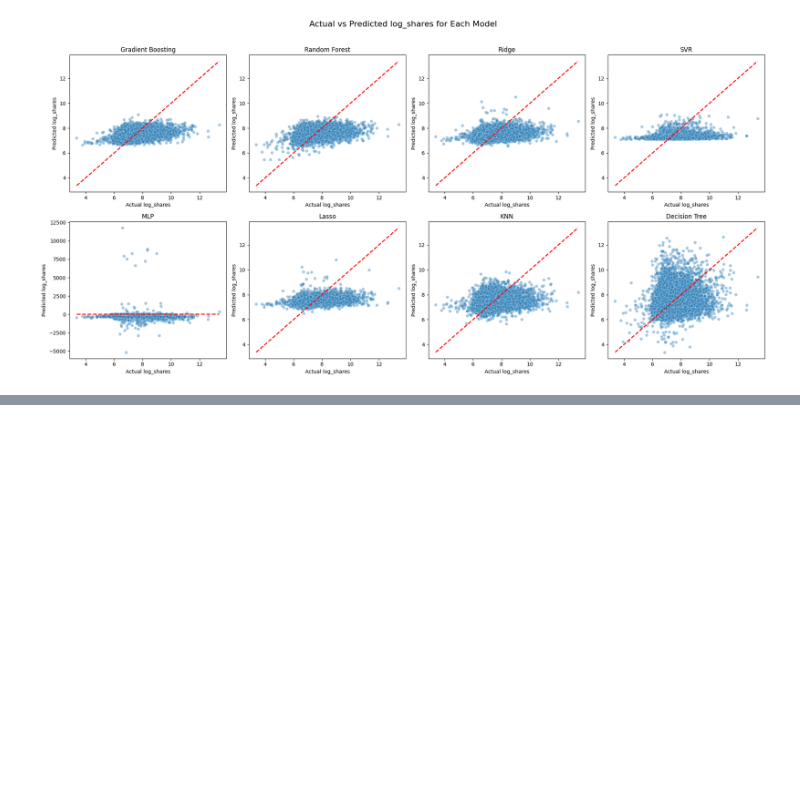
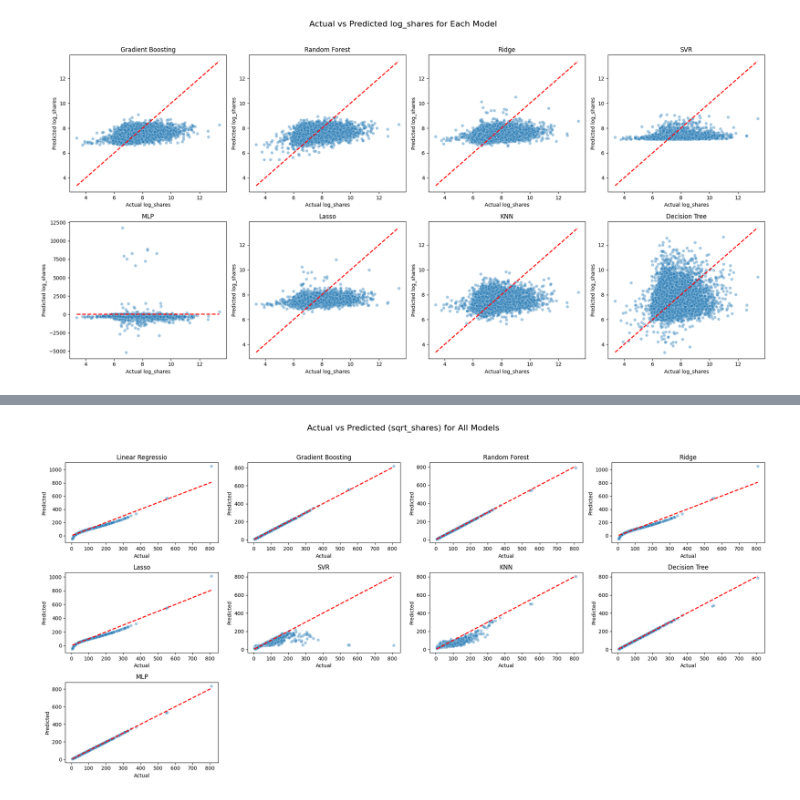
Before and after one commit to Dajinder/Online_news_popularity, a Jupyter notebook: ML_PR_Projeject_1.ipynb, the cells around one changed output, grey strips where cells are left out. Drawn from its saved outputs; the diff is of its cells as text; code cells hidden in the pictures; blank space fills up the shorter version.

```diff
--- a/ML_PR_Projeject_1.ipynb
+++ b/ML_PR_Projeject_1.ipynb
@@ -350,0 +410,67 @@ plt.show()
+# %%
+# 1. Target: Choose either 'log_shares' or 'sqrt_shares'
+TARGET = 'sqrt_shares'
+
+# 2. Split Features and Target
+X = df_cleaned.drop(columns=[TARGET])
+y = df_cleaned[TARGET]
+
+# 3. Train-test split
+X_train, X_test, y_train, y_test = train_test_split(X, y, test_size=0.2, random_state=42)
+
+# 4. Feature scaling
+scaler = StandardScaler()
+X_train_scaled = scaler.fit_transform(X_train)
+X_test_scaled = scaler.transform(X_test)
+
+# 5. Define models
+models = {
+    'Linear Regressio': LinearRegression(),
+    'Gradient Boosting': GradientBoostingRegressor(),
+    'Random Forest': RandomForestRegressor(),
+    'Ridge': Ridge(),
+    'Lasso': Lasso(),
+    'SVR': SVR(),
+    'KNN': KNeighborsRegressor(),
+    'Decision Tree': DecisionTreeRegressor(),
+    'MLP': MLPRegressor(max_iter=1000)
+}
+
+results_sqrt = {}
+
+# 6. Train and predict
+predictions = {}
+for name, model in models.items():
+    model.fit(X_train_scaled, y_train)
+    y_pred = model.predict(X_test_scaled)
+    predictions[name] = y_pred
+
+    results_sqrt[name] = {
+        'R2': r2_score(y_test, y_pred),
+        'MAE': mean_absolute_error(y_test, y_pred),
+        'RMSE': np.sqrt(mean_squared_error(y_test, y_pred))
+    }
+
+results_sqrt_df = pd.DataFrame(results_sqrt).T.sort_values(by='R2', ascending=False)
+
+
+
+# 7. Plot Actual vs Predicted
+n_models = len(models)
+n_cols = 4
+n_rows = int(np.ceil(n_models / n_cols))
+
+plt.figure(figsize=(20, 10))
+for idx, (name, y_pred) in enumerate(predictions.items()):
+    plt.subplot(n_rows, n_cols, idx + 1)
+    sns.scatterplot(x=y_test, y=y_pred, alpha=0.4)
+    plt.plot([y_test.min(), y_test.max()], [y_test.min(), y_test.max()], 'r--', lw=2)
+    plt.xlabel('Actual')
+    plt.ylabel('Predicted')
+    plt.title(name)
+
+plt.suptitle(f"Actual vs Predicted ({TARGET}) for All Models", fontsize=16)
+plt.tight_layout(rect=[0, 0, 1, 0.95])
+plt.show()
+# %% [output]
+[figure, added]
```
Also changed, not shown: parts of 5 cells of this notebook.
